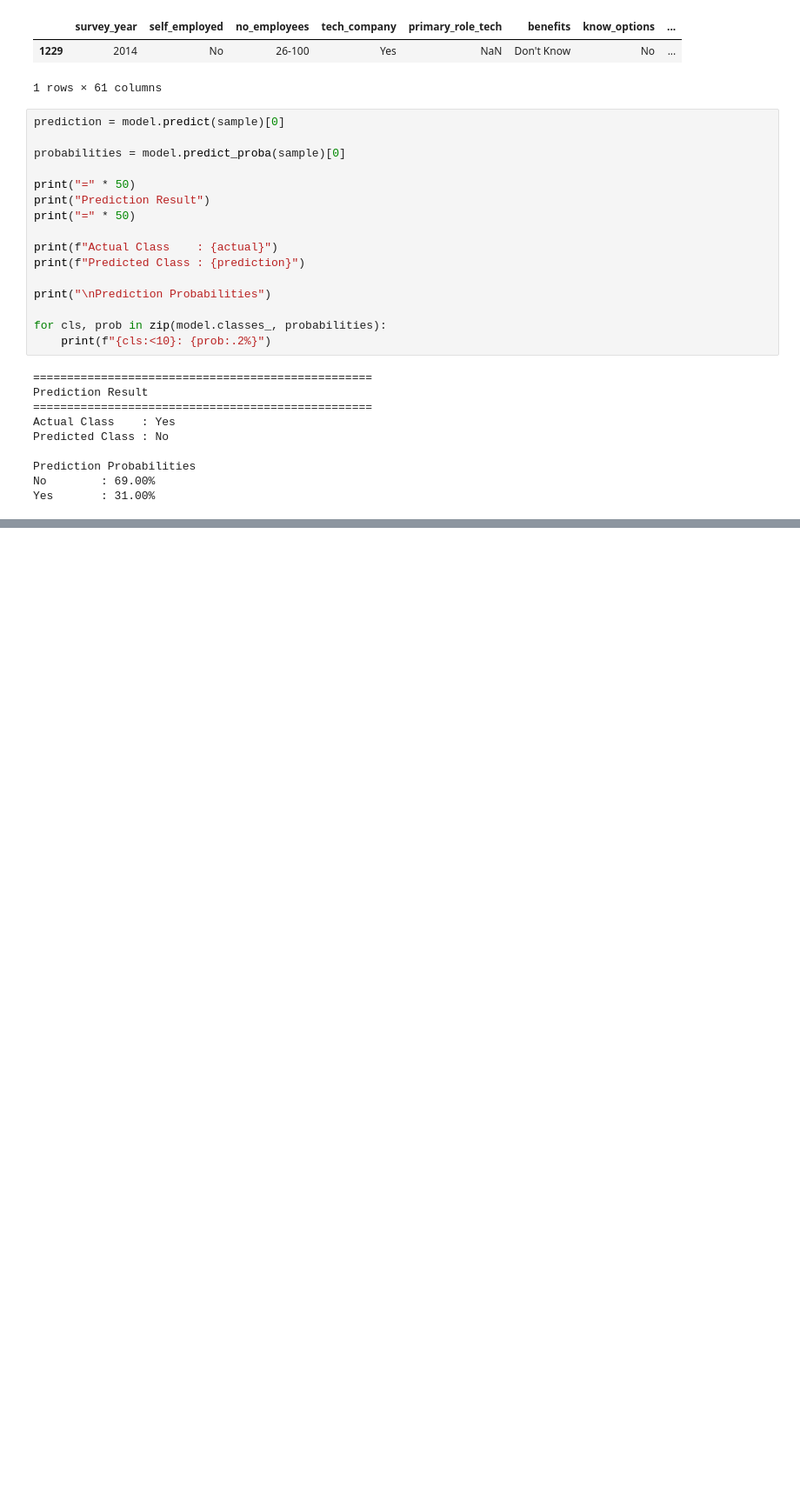
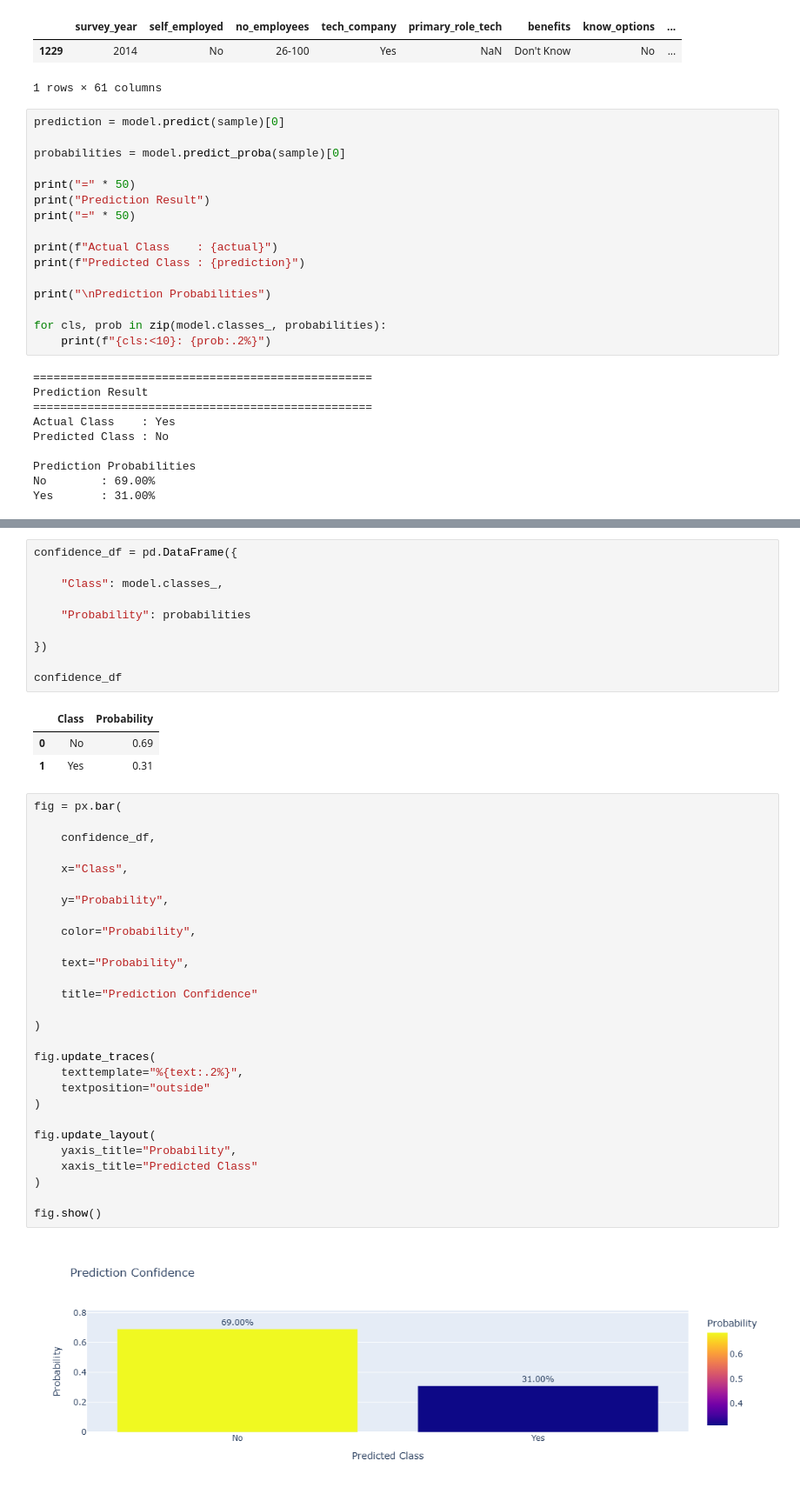
Before and after one commit to acelin009/MentalHealth-AI, a Jupyter notebook: notebooks/08_Model_Interpretability.ipynb, the cells around one changed output, grey strips where cells are left out. Shown at 87% size. Drawn from its saved outputs; the diff is of its cells as text; blank space fills up the shorter version.

```diff
--- a/notebooks/08_Model_Interpretability.ipynb
+++ b/notebooks/08_Model_Interpretability.ipynb
@@ -359,0 +376,44 @@ Yes       : 31.00%
+# %%
+confidence_df = pd.DataFrame({
+
+    "Class": model.classes_,
+
+    "Probability": probabilities
+
+})
+
+confidence_df
+# %% [output]
+|  | Class | Probability |
+| 0 | No | 0.69 |
+| 1 | Yes | 0.31 |
+# %%
+fig = px.bar(
+
+    confidence_df,
+
+    x="Class",
+
+    y="Probability",
+
+    color="Probability",
+
+    text="Probability",
+
+    title="Prediction Confidence"
+
+)
+
+fig.update_traces(
+    texttemplate="%{text:.2%}",
+    textposition="outside"
+)
+
+fig.update_layout(
+    yaxis_title="Probability",
+    xaxis_title="Predicted Class"
+)
+
+fig.show()
+# %% [output]
+[figure, added]
```
Also changed, not shown: parts of 1 cell of this notebook, 4 other files.
